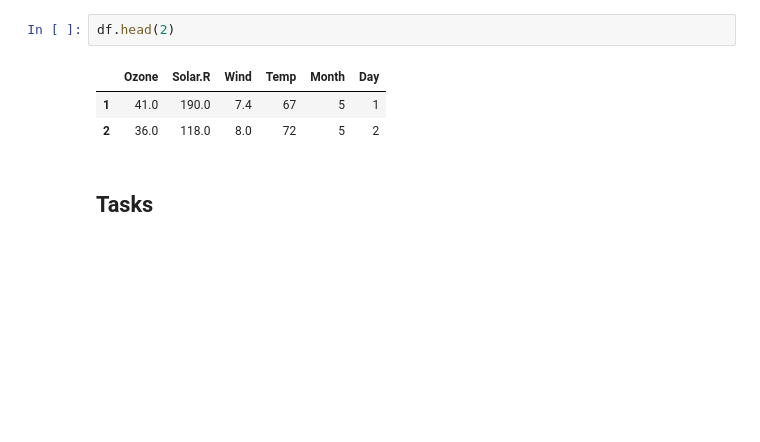
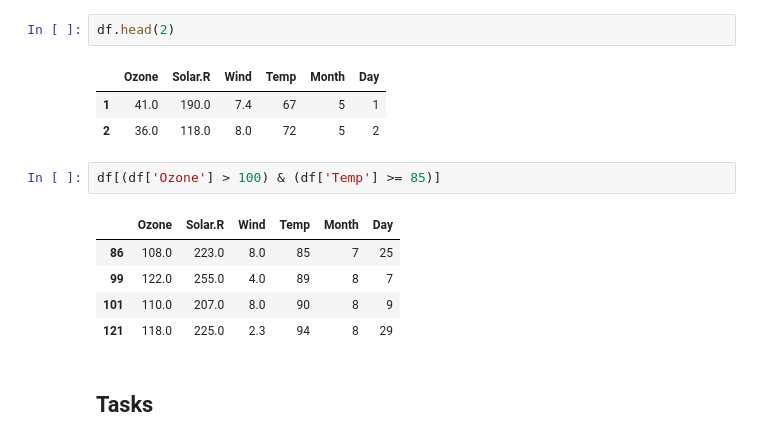
Before and after one commit to mrasuldata/piit, a Jupyter notebook: Assignments/PY_assign1.ipynb, the cells around one changed output. Drawn from its saved outputs; the diff is of its cells as text; blank space fills up the shorter version.

```diff
--- a/Assignments/PY_assign1.ipynb
+++ b/Assignments/PY_assign1.ipynb
@@ -38,6 +38,14 @@ df.head(2)
 |  | Ozone | Solar.R | Wind | Temp | Month | Day |
 | 1 | 41.0 | 190.0 | 7.4 | 67 | 5 | 1 |
 | 2 | 36.0 | 118.0 | 8.0 | 72 | 5 | 2 |
+# %%
+df[(df['Ozone'] > 100) & (df['Temp'] >= 85)]
+# %% [output]
+|  | Ozone | Solar.R | Wind | Temp | Month | Day |
+| 86 | 108.0 | 223.0 | 8.0 | 85 | 7 | 25 |
+| 99 | 122.0 | 255.0 | 4.0 | 89 | 8 | 7 |
+| 101 | 110.0 | 207.0 | 8.0 | 90 | 8 | 9 |
+| 121 | 118.0 | 225.0 | 2.3 | 94 | 8 | 29 |
 # %% [markdown]
 ## Tasks
 # %% [markdown]
```
